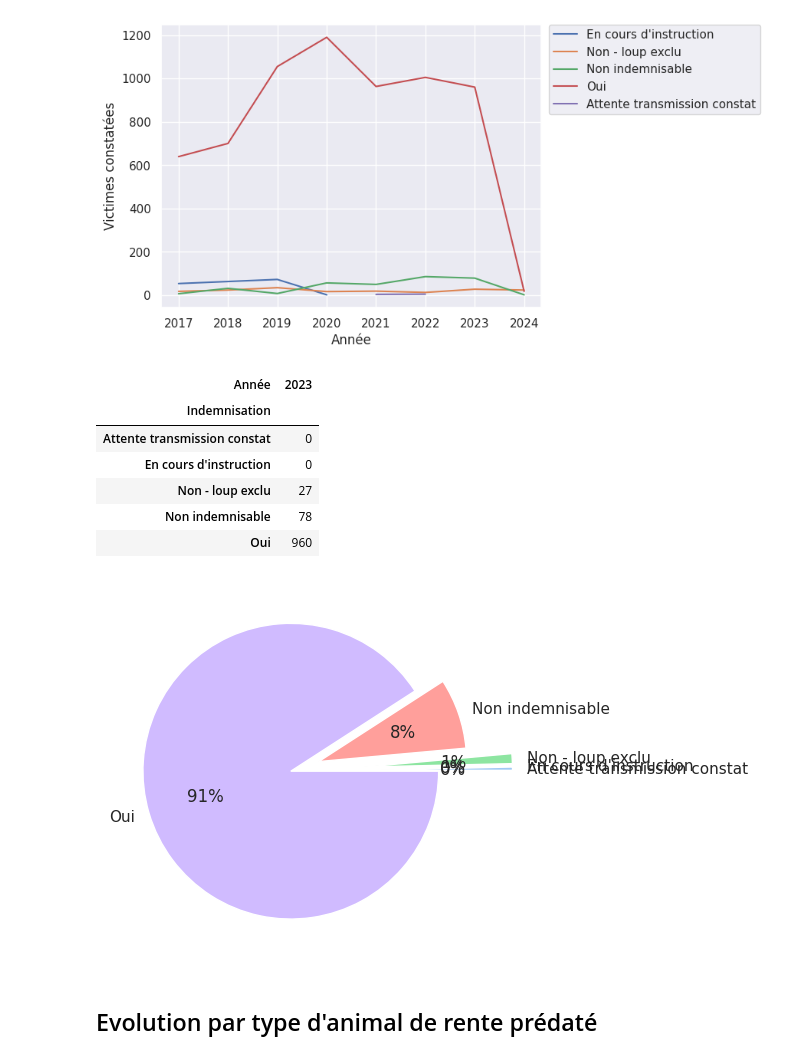
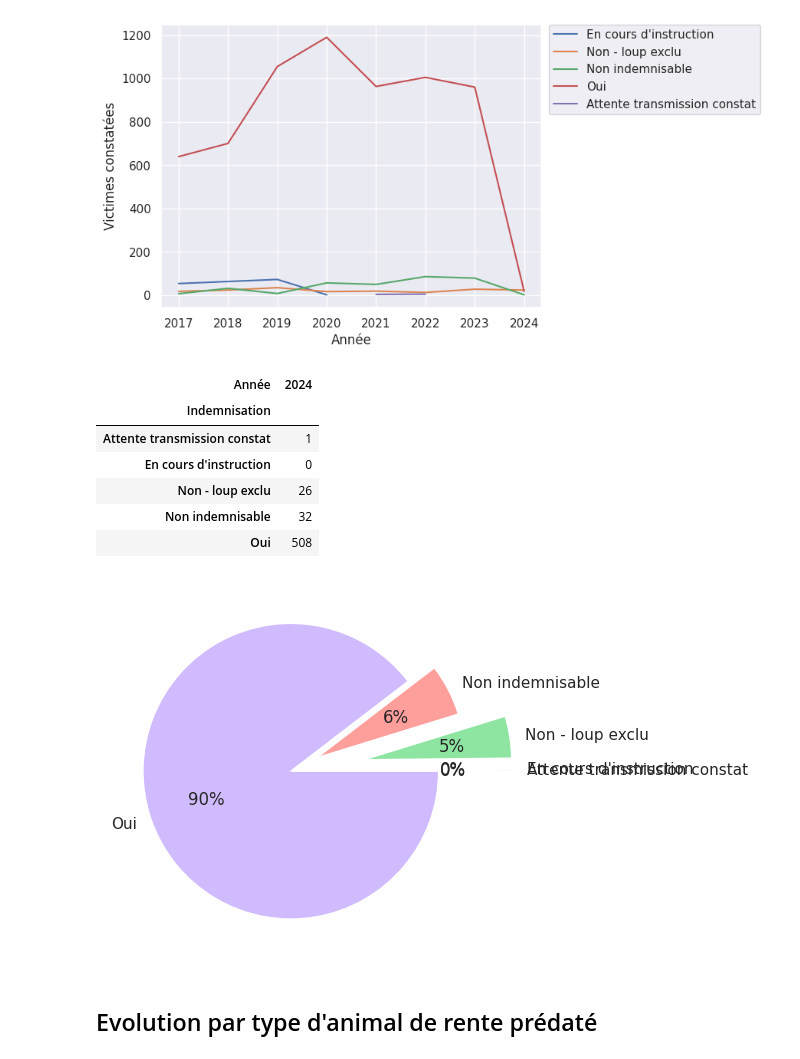
Before and after one commit to dthonon/pna_loup_suivi, a Jupyter notebook: notebook/Analyse-38.ipynb, the cells around one changed output. Cells and saved outputs as stored; diff of their text form; code cells hidden in the pictures.

```diff
--- a/notebook/Analyse-38.ipynb
+++ b/notebook/Analyse-38.ipynb
@@ -16,7 +16,7 @@ from datetime import datetime, date, time, timezone
 # Apply the default theme
 sns.set_theme()
 # %%
-data_url = "https://raw.githubusercontent.com/dthonon/pna_loup_suivi/main/data/"
+# data_url = "https://raw.githubusercontent.com/dthonon/pna_loup_suivi/main/data/"
 data_url = "../data/"
 # Lecture des départements
 constats = pd.read_csv(
@@ -53,7 +53,7 @@ constats = pd.read_csv(
     parse_dates=["Date attaque"],
     dayfirst=True,
 )
-constats["Année"] = pd.to_datetime(constats["Date attaque"]).dt.year
+constats["Année"] = pd.to_datetime(constats["Date attaque"]).dt.year.astype("Int64")
 constats_o = constats.query("Indemnisation == 'Oui'")
 constats
 # %% [output]
@@ -158,34 +158,34 @@ plt.legend(bbox_to_anchor=(1.02, 1), loc="upper left", borderaxespad=0)
 # %%
 par_indemnisation = pd.pivot_table(
     constats,
     values="Victimes constatées",
     index="Indemnisation",
     columns="Année",
     aggfunc="sum",
     fill_value=0,
 )
-data = list(par_indemnisation[[2022]].values.flat)
-labels = par_indemnisation[[2022]].index.values
+data = list(par_indemnisation[[2024]].values.flat)
+labels = par_indemnisation[[2024]].index.values
 colors = sns.color_palette("pastel")[0:7]
 explode = (0.5, 0.5, 0.5, 0.2, 0)
 plt.pie(
     data,
     labels=labels,
     colors=colors,
     explode=explode,
     autopct="%1.0f%%",
     labeldistance=1.1,
 )
-par_indemnisation[[2023]]
+par_indemnisation[[2024]]
 # %% [output]
-| Année | 2023 |
+| Année | 2024 |
 | Indemnisation |  |
-| Attente transmission constat | 0 |
+| Attente transmission constat | 1 |
 | En cours d'instruction | 0 |
-| Non - loup exclu | 27 |
-| Non indemnisable | 78 |
-| Oui | 960 |
+| Non - loup exclu | 26 |
+| Non indemnisable | 32 |
+| Oui | 508 |
-[figure, old version]
+[figure, new version]
 # %% [markdown]
 ## Evolution par type d'animal de rente prédaté
 # %%
```
Also changed, not shown: parts of 8 cells of this notebook, 1 other file.
